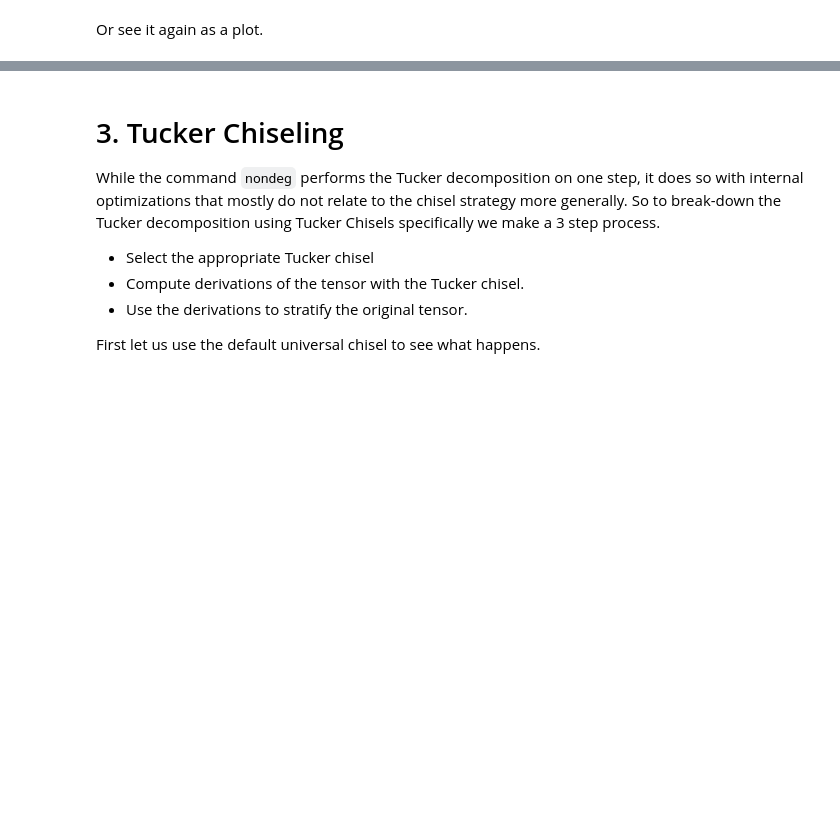
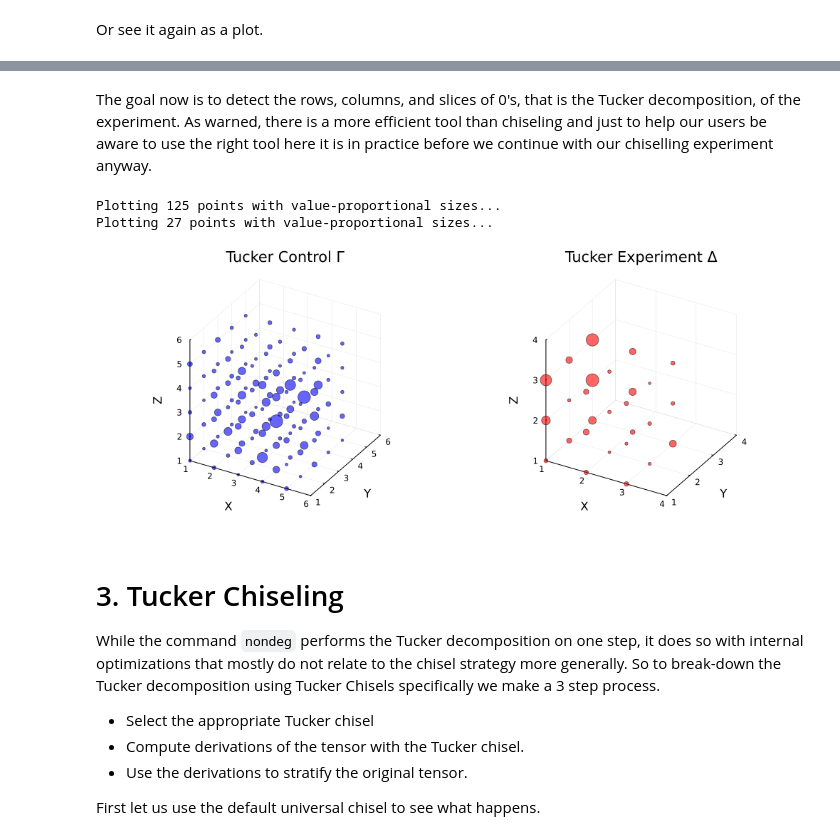
Before and after one commit to thetensor-space/OpenDleto, a Jupyter notebook: labs/clusters/Chiseling101.ipynb, the cells around one changed output, grey strips where cells are left out. Cells and saved outputs as stored; diff of their text form; code cells hidden in the pictures; blank space fills up the shorter version.

```diff
--- a/labs/clusters/Chiseling101.ipynb
+++ b/labs/clusters/Chiseling101.ipynb
@@ -99,3 +117,18 @@ Plots.plot(p1, p2, layout=(1,2), size=(1000, 400))
+# %% [markdown]
+The goal now is to detect the rows, columns, and slices of 0's, that is the Tucker decomposition, of the experiment.  As warned, there is a more efficient tool than chiseling and just to help our users be aware to use the right tool here it is in practice before we continue with our chiselling experiment anyway.
+# %%
+Γ_nondeg, Xs = Dleto.nondeg(Γ_rand, mode=:full);  # use mode=:trunc to truncate the 0's in the Tucker decomposition
+@assert isapprox(Γ_rand * Xs, Γ_nondeg)
+Δ_nondeg, Ys = Dleto.nondeg(Δ_rand, mode=:full);
+@assert isapprox(Δ_rand * Ys, Δ_nondeg)
+
+p1 = plot_tensor(Γ_nondeg; title="Tucker Control Γ", color=:blue)
+p2 = plot_tensor(Δ_nondeg; title="Tucker Experiment Δ", color=:red)
+Plots.plot(p1, p2, layout=(1,2), size=(1000, 400))
+# %% [output]
+Plotting 125 points with value-proportional sizes...
+Plotting 27 points with value-proportional sizes...
+[figure, added]
 # %% [markdown]
 # 3. Tucker Chiseling
 
```
Also changed, not shown: parts of 11 cells of this notebook, 1 other file.
